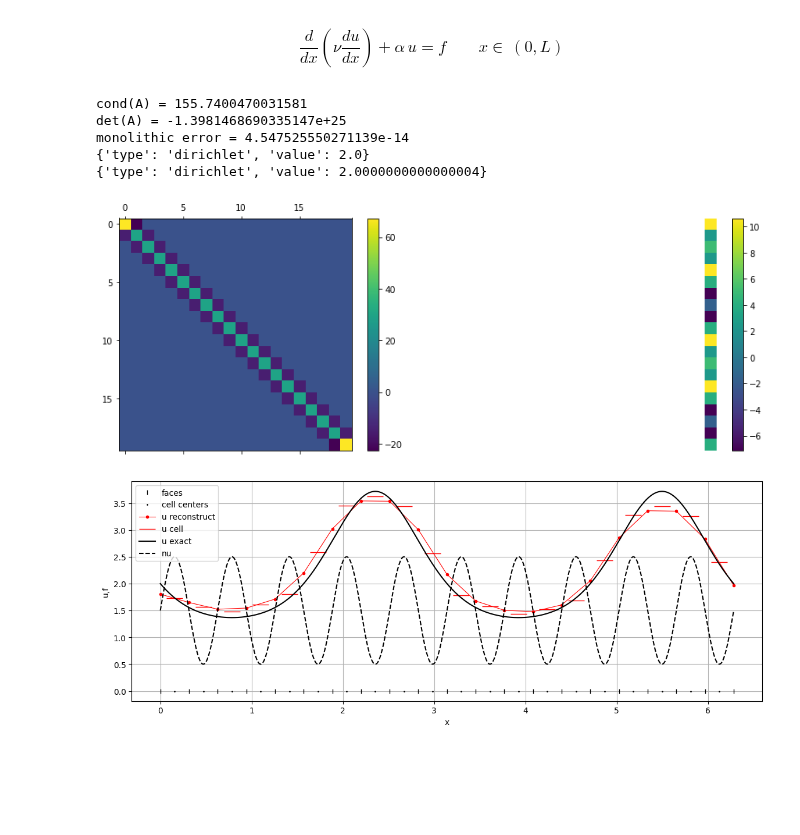
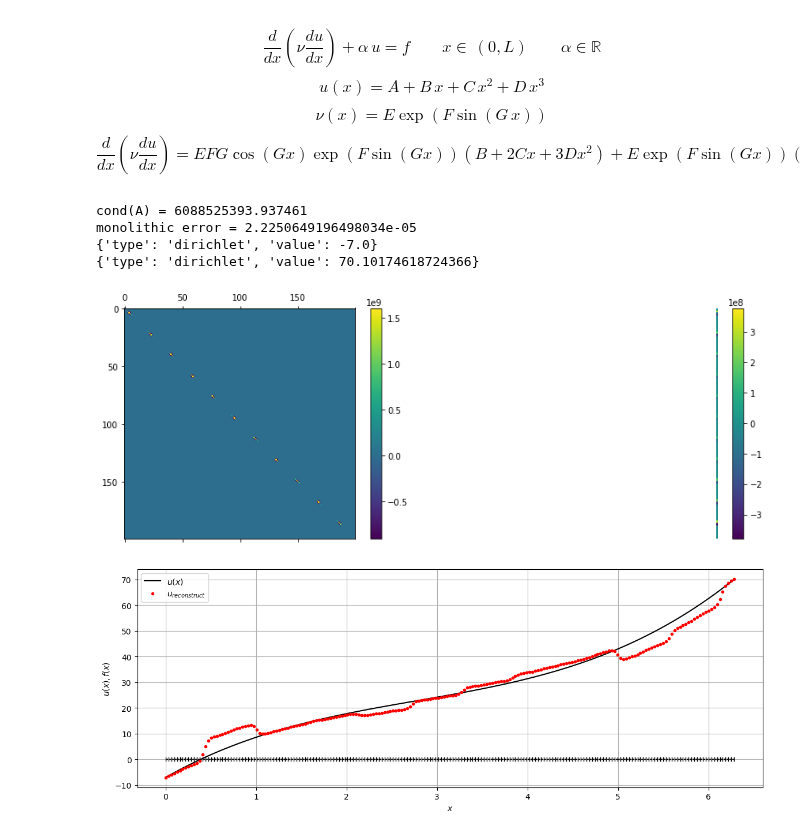
Before and after one commit to multiform-UoN/splittingschemes, a Jupyter notebook: python/fvm1D_poisson.ipynb, the cells around one changed output. Cells and saved outputs as stored; diff of their text form; code cells hidden in the pictures; blank space fills up the shorter version.

Commit message:
old values

```diff
--- a/python/fvm1D_poisson.ipynb
+++ b/python/fvm1D_poisson.ipynb
@@ -6,42 +6,44 @@ import matplotlib.pyplot as plt
 import matplotlib as mpl
 import mylib
 # %% [markdown]
-$$\frac{d}{dx}\left(\nu\frac{du}{dx}\right)+\alpha\,u=f\qquad x\in\,(0,L)$$
+$$ \frac{d}{dx}\left(\nu\frac{du}{dx}\right) + \alpha\,u = f\qquad x\in\,(0,L)\qquad\alpha\in\mathbb{R}$$
+$$ u(x) = A + B\,x + C\,x^2 + D\,x^3 $$
+$$ \nu(x) = E\exp(F\sin(G\,x)) $$
+$$\frac{d}{dx}\left(\nu\frac{du}{dx}\right) = EFG\cos(Gx)\exp(F\sin(Gx))(B+2Cx+3Dx^2) + E\exp(F\sin(Gx))(2C+6Dx)$$
 # %%
 kwargs = {
-    'a': 1.0,
-    'b': 2.0,
-    'c': 1.5,
-    'd': 1.0,
-    'freq': 10.0
+    'A': -7.0,
+    'B': 20,
+    'C': -5.0,
+    'D': 0.6,
+    'E': 300.0,
+    'F': 8.0,
+    'G': 11.0,
 }
 
-L = 2.0*np.pi
-N = 20
+L = 2*np.pi
+N = 200
 dx = np.divide(L, N)
 x = np.linspace(0, L, N+1)
 xc = np.linspace(0.5*dx, L-0.5*dx, N)
 xfine = np.linspace(0, L, 1000)
 
-alpha = 1.0
+alpha = 10.0
 
 def sol(x, kwargs):
-    a = kwargs.get('a')
-    b = kwargs.get('b')
-    return a + np.exp(-np.sin(b*x))
+    return kwargs['A'] + kwargs['B']*x + kwargs['C']*np.square(x) + kwargs['D']*np.power(x, 3.0)
 
 def nu(x, kwargs):
-    c = kwargs.get('c')
-    d = kwargs.get('d')
-    freq = kwargs.get('freq')
-    return c + d*np.sin(freq*x)
+    return kwargs['E']*np.exp(kwargs['F']*np.sin(kwargs['G']*x))
 
 def lapl(x, kwargs):
-    b = kwargs.get('b')
-    c = kwargs.get('c')
-    d = kwargs.get('d')
-    freq = kwargs.get('freq')
-    return (d*freq*np.cos(freq*x))*(-b*np.cos(b*x)*np.exp(-np.sin(b*x))) + (c+d*np.sin(freq*x))*np.square(b)*np.exp(-np.sin(b*x))*(np.sin(b*x)+np.square(np.cos(b*x)))
+    B = kwargs['B']
+    C = kwargs['C']
+    D = kwargs['D']
+    E = kwargs['E']
+    F = kwargs['F']
+    G = kwargs['G']
+    return E*F*G*np.cos(G*x)*np.exp(F*np.sin(G*x))*(B+2.0*C*x+3.0*D*np.square(x)) + E*np.exp(F*np.sin(G*x))*(2.0*C+6.0*D*x)
 
 def f(x, kwargs):
     return alpha*sol(x, kwargs) + lapl(x, kwargs)
@@ -54,10 +56,10 @@ rightBC = {
     'type':'dirichlet', #'type':'neumann',
     'value':sol(L, kwargs)}
 
-A1, fBC = mylib.laplacian(nu, leftBC, rightBC, N, dx, L, kwargs)
+A1, fBC = mylib.fvm_laplacian_1D(nu, leftBC, rightBC, N, dx, L, kwargs)
 A2 = alpha*sparse.eye(N)
 ff = f(xc, kwargs)
-fTOT = fBC + ff
+fTOT = ff + fBC
 
 A = A1+A2
 A = A.toarray()
@@ -70,48 +72,46 @@ fTOT = -np.power(dx,0.0)*fTOT
 u = linalg.solve(A, fTOT)
 
 print("cond(A) =", np.linalg.cond(A))
-print("det(A) =", np.linalg.det(A))
 print(f"monolithic error = {np.linalg.norm(fTOT-np.dot(A,u))}")
 print(leftBC)
 print(rightBC)
 
 fig1, axs = plt.subplots(1, 2, figsize=(14,5))
 axsA = axs[0].matshow(A)
 axsf = axs[1].matshow(ff.reshape((N,1)))
 fig1.colorbar(axsA, ax=axs[0])
 fig1.colorbar(axsf, ax=axs[1])
 axs[1].axis('off')
 #plt.savefig('matrix.pdf')
 
 fig, ax = plt.subplots(figsize=(14,5), dpi=100)
 markersize = 20
 linewidth = 0.8
 color = 'k'
-ax.set_xlabel('x')
-ax.set_ylabel('u,f')
+ax.set_xlabel(r'$x$')
+ax.set_ylabel(r'$u(x), f(x)$')
 
-ax.plot(x, 0*x, '|', color='k', label='faces', markersize=6.0)
-ax.plot(xc, 0*xc, '.', color='k', label='cell centers', markersize=2.0)
+ax.plot(x, 0*x, '|', color='k', markersize=6.0)
+ax.plot(xc, 0*xc, '.', color='k', markersize=2.0)
 
-ax.plot(x, mylib.reconstruct(u), '.-r' , label='u reconstruct', linewidth=linewidth)
-ax.plot(xc, u, '_r', label='u cell', markersize=markersize)
-ax.plot(xfine, sol(xfine, kwargs), '-k', label='u exact')
+ax.plot(xfine, sol(xfine, kwargs), '-k', label=r'$u(x)$')
+ax.plot(x, mylib.fvm_reconstruct_1D(u), '.r' , label=r'$u_{reconstruct}$', linewidth=linewidth)
+#ax.plot(xc, u, '_r', label=r'$\frac{1}{|cell|}\int u\,dx$', markersize=markersize)
 
 #ax.plot(x, mylib.reconstruct(fTOT), '-g' , label='furec', linewidth=linewidth)
 #ax.plot(xc, ff, '_g', label='ff', markersize=markersize)
 #ax.plot(xfine, f(xfine, kwargs), '--k', label='f exact')
 
-ax.plot(xfine, nu(xfine, kwargs), '--k', label='nu')
+#ax.plot(xfine, nu(xfine, kwargs), '--k', label='nu')
 ax.plot()
 #ax.set_ylim(bottom=0.0)
 #ax.set_xlim([-0.001,0.1])
 ax.legend()
 ax.grid()
 # %% [output]
-cond(A) = 155.7400470031581
-det(A) = -1.3981468690335147e+25
-monolithic error = 4.547525550271139e-14
-{'type': 'dirichlet', 'value': 2.0}
-{'type': 'dirichlet', 'value': 2.0000000000000004}
+cond(A) = 6088525393.937461
+monolithic error = 2.2250649196498034e-05
+{'type': 'dirichlet', 'value': -7.0}
+{'type': 'dirichlet', 'value': 70.10174618724366}
-[figure, old version]
+[figure, new version]
-[figure, old version]
+[figure, new version]
```
Also changed, not shown: 12 other files.
